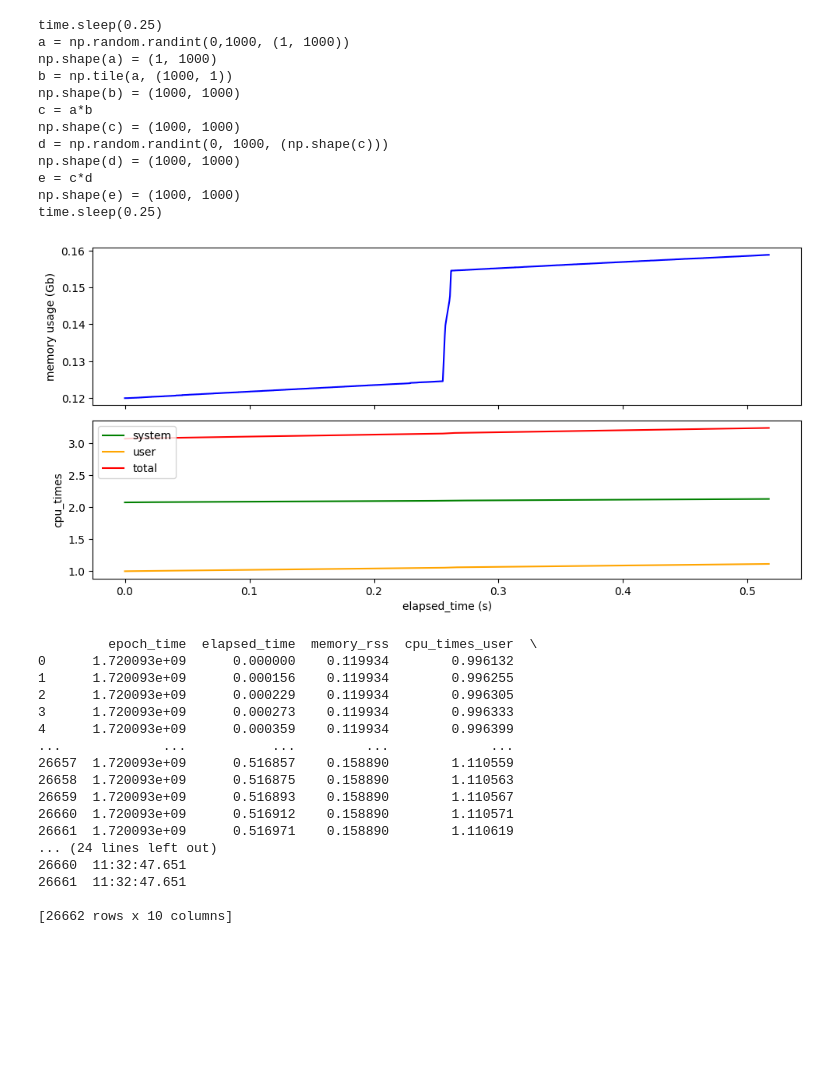
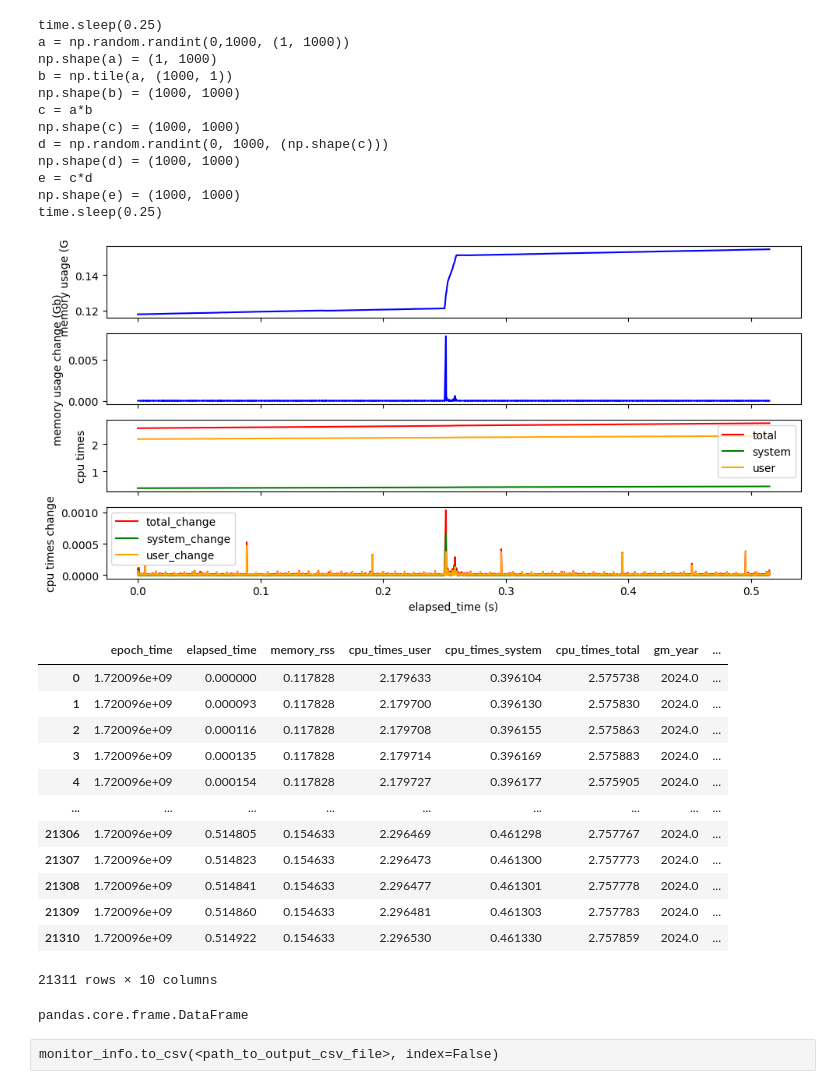
Before and after one commit to emerald-geomodelling/emerald-monitor, a Jupyter notebook: example_notebooks/Example usage.ipynb, the cells around one changed output. Cells and saved outputs as stored; diff of their text form; code cells hidden in the pictures; blank space fills up the shorter version.

Commit message:
small changes for the example usage and the plotting function - I added a diff plot too

```diff
--- a/example_notebooks/Example usage.ipynb
+++ b/example_notebooks/Example usage.ipynb
@@ -36,12 +39,12 @@ print(f"logging_interval = {logging_interval} times per second")
 # %% [output]
 logging_interval = 1e-05 times per second
 # %%
-moni = ResourceMonitor(logging_interval=logging_interval)
-moni.start_logging()
+monitor = ResourceMonitor(logging_interval=logging_interval)
+monitor.start_logging()
 
 random_fn()
 
-moni.stop_logging()
+monitor.stop_logging()
 # %% [output]
 time.sleep(0.25)
 a = np.random.randint(0,1000, (1, 1000))
@@ -56,26 +59,29 @@ e = c*d
 np.shape(e) = (1000, 1000)
 time.sleep(0.25)
 # %%
-moni.plot_logs()
+monitor.plot_logs()
 # %% [output]
-[figure, old version]
+[figure, new version]
 # %%
-print(moni.get_logs())
+monitor_info = monitor.get_logs()
+monitor_info
 # %% [output]
+|  | epoch_time | elapsed_time | memory_rss | cpu_times_user | cpu_times_system | cpu_times_total | gm_year | ... |
+| 0 | 1.720096e+09 | 0.000000 | 0.117828 | 2.179633 | 0.396104 | 2.575738 | 2024.0 | ... |
+| 1 | 1.720096e+09 | 0.000093 | 0.117828 | 2.179700 | 0.396130 | 2.575830 | 2024.0 | ... |
+| 2 | 1.720096e+09 | 0.000116 | 0.117828 | 2.179708 | 0.396155 | 2.575863 | 2024.0 | ... |
+| 3 | 1.720096e+09 | 0.000135 | 0.117828 | 2.179714 | 0.396169 | 2.575883 | 2024.0 | ... |
+| 4 | 1.720096e+09 | 0.000154 | 0.117828 | 2.179727 | 0.396177 | 2.575905 | 2024.0 | ... |
+| ... | ... | ... | ... | ... | ... | ... | ... | ... |
+| 21306 | 1.720096e+09 | 0.514805 | 0.154633 | 2.296469 | 0.461298 | 2.757767 | 2024.0 | ... |
+| 21307 | 1.720096e+09 | 0.514823 | 0.154633 | 2.296473 | 0.461300 | 2.757773 | 2024.0 | ... |
+| 21308 | 1.720096e+09 | 0.514841 | 0.154633 | 2.296477 | 0.461301 | 2.757778 | 2024.0 | ... |
+| 21309 | 1.720096e+09 | 0.514860 | 0.154633 | 2.296481 | 0.461303 | 2.757783 | 2024.0 | ... |
+| 21310 | 1.720096e+09 | 0.514922 | 0.154633 | 2.296530 | 0.461330 | 2.757859 | 2024.0 | ... |
-         epoch_time  elapsed_time  memory_rss  cpu_times_user  \
-0      1.720093e+09      0.000000    0.119934        0.996132
-1      1.720093e+09      0.000156    0.119934        0.996255
-2      1.720093e+09      0.000229    0.119934        0.996305
-3      1.720093e+09      0.000273    0.119934        0.996333
-4      1.720093e+09      0.000359    0.119934        0.996399
-...             ...           ...         ...             ...
-26657  1.720093e+09      0.516857    0.158890        1.110559
-26658  1.720093e+09      0.516875    0.158890        1.110563
-26659  1.720093e+09      0.516893    0.158890        1.110567
-26660  1.720093e+09      0.516912    0.158890        1.110571
-26661  1.720093e+09      0.516971    0.158890        1.110619
-... (24 lines left out)
-26660  11:32:47.651
-26661  11:32:47.651
-
-[26662 rows x 10 columns]
+21311 rows × 10 columns
+# %%
+type(monitor_info)
+# %% [output]
+pandas.core.frame.DataFrame
+# %% [raw]
+monitor_info.to_csv(<path_to_output_csv_file>, index=False)
```
Also changed, not shown: parts of 1 cell of this notebook, 1 other file.
